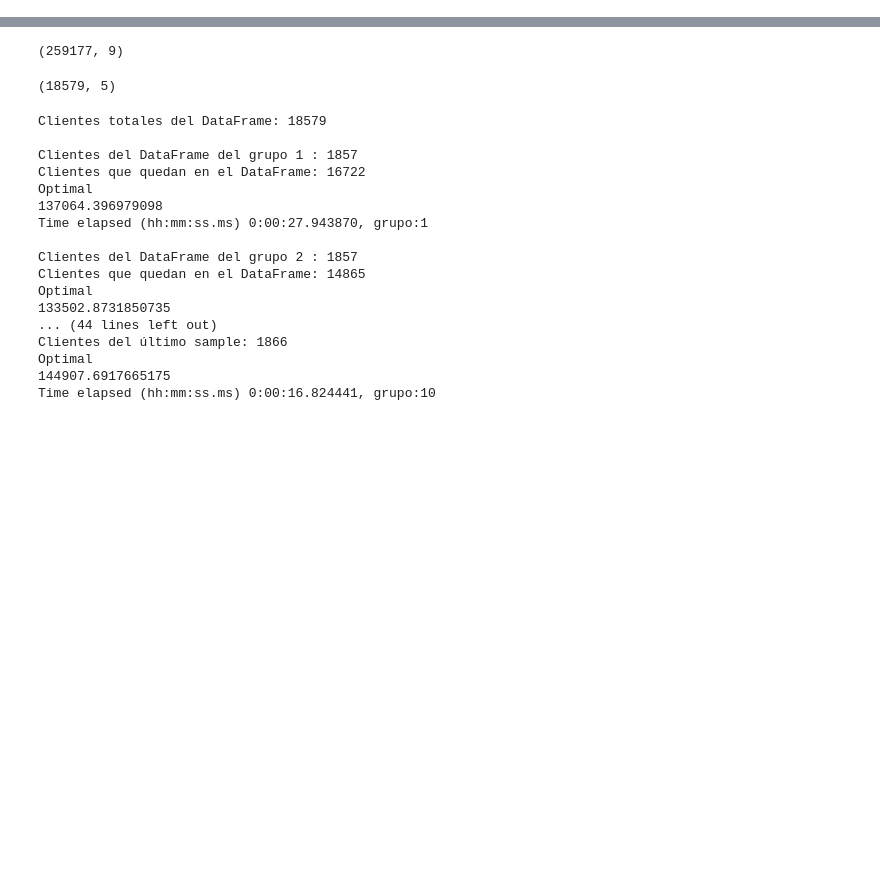
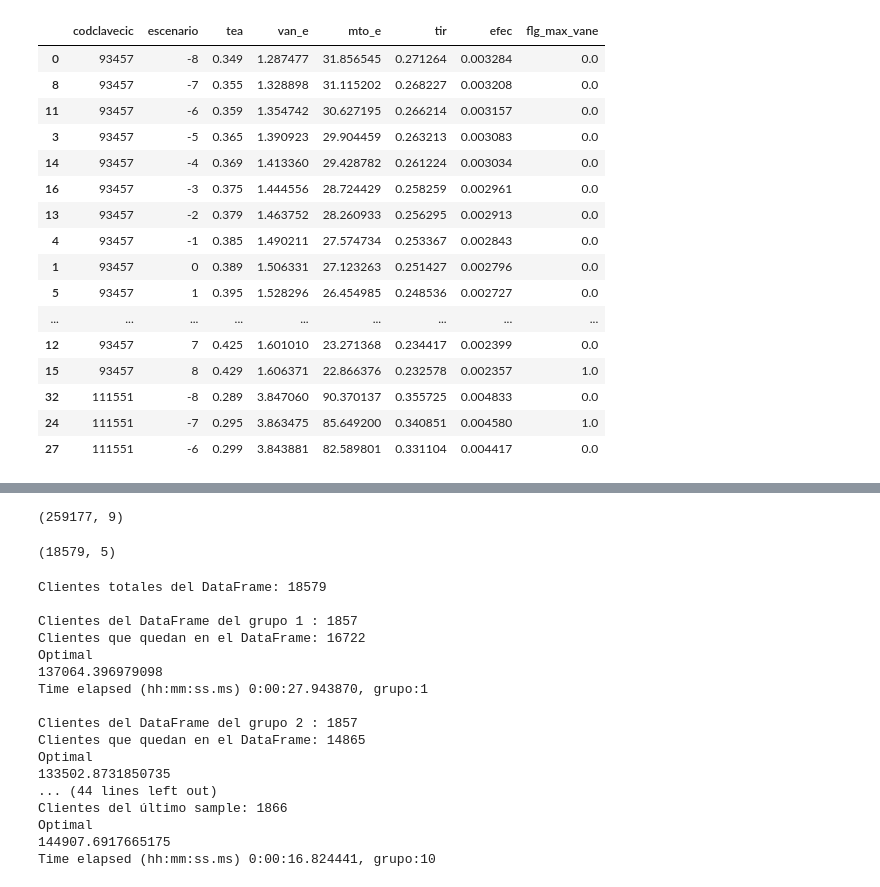
Before and after one commit to jhonatan20140/Proyecto_1.1, a Jupyter notebook: nb_opt_port_campaña_202401.ipynb, the cells around one changed output, grey strips where cells are left out. Cells and saved outputs as stored; diff of their text form; code cells hidden in the pictures; blank space fills up the shorter version.

Commit message:
creado la columna flgmax vane

```diff
--- a/nb_opt_port_campaña_202401.ipynb
+++ b/nb_opt_port_campaña_202401.ipynb
@@ -81 +88,5 @@ full_filename_output_5_final = route_output/ output_filename_5_final
 full_filename_output_10_final = route_output/ output_filename_10_final
+# %%
+df = pd.read_csv( 'C:/Users/JHONATAN/Documents/BCP  practicas verano/CEF_ Credito_Efectivo_Personas/10000CEN_CEF_ADAPTACIONBase_para_probar_CENOPT.csv',sep=',')
+df.columns = df.columns.str.lower()
+df.columns
@@ -81,0 +100,8 @@ full_filename_output_10_final = route_output/ output_filename_10_final
+# %%
+df = df.rename(columns={'iter': 'escenario',
+                        'tasa_propuesta':'tea',
+                        'van_estimado':'van_e',
+                        'mto_estimado':'mto_e',
+                        'prob_adj':'tir',
+                        'prob_adj_ef':'efec',
+                        })
@@ -81,0 +124,27 @@ full_filename_output_10_final = route_output/ output_filename_10_final
+# %%
+df= df[['codclavecic','escenario','tea','van_e', 'mto_e','tir','efec']].sort_values(by=['codclavecic','escenario'])
+# %%
+idx_max = df.groupby('codclavecic')['van_e'].idxmax()
+
+df.loc[idx_max, 'flg_max_vane'] = 1
+df['flg_max_vane']=df['flg_max_vane'].fillna(0)
+# %%
+df.head(20)
+# %% [output]
+|  | codclavecic | escenario | tea | van_e | mto_e | tir | efec | flg_max_vane |
+| 0 | 93457 | -8 | 0.349 | 1.287477 | 31.856545 | 0.271264 | 0.003284 | 0.0 |
+| 8 | 93457 | -7 | 0.355 | 1.328898 | 31.115202 | 0.268227 | 0.003208 | 0.0 |
+| 11 | 93457 | -6 | 0.359 | 1.354742 | 30.627195 | 0.266214 | 0.003157 | 0.0 |
+| 3 | 93457 | -5 | 0.365 | 1.390923 | 29.904459 | 0.263213 | 0.003083 | 0.0 |
+| 14 | 93457 | -4 | 0.369 | 1.413360 | 29.428782 | 0.261224 | 0.003034 | 0.0 |
+| 16 | 93457 | -3 | 0.375 | 1.444556 | 28.724429 | 0.258259 | 0.002961 | 0.0 |
+| 13 | 93457 | -2 | 0.379 | 1.463752 | 28.260933 | 0.256295 | 0.002913 | 0.0 |
+| 4 | 93457 | -1 | 0.385 | 1.490211 | 27.574734 | 0.253367 | 0.002843 | 0.0 |
+| 1 | 93457 | 0 | 0.389 | 1.506331 | 27.123263 | 0.251427 | 0.002796 | 0.0 |
+| 5 | 93457 | 1 | 0.395 | 1.528296 | 26.454985 | 0.248536 | 0.002727 | 0.0 |
+| ... | ... | ... | ... | ... | ... | ... | ... | ... |
+| 12 | 93457 | 7 | 0.425 | 1.601010 | 23.271368 | 0.234417 | 0.002399 | 0.0 |
+| 15 | 93457 | 8 | 0.429 | 1.606371 | 22.866376 | 0.232578 | 0.002357 | 1.0 |
+| 32 | 111551 | -8 | 0.289 | 3.847060 | 90.370137 | 0.355725 | 0.004833 | 0.0 |
+| 24 | 111551 | -7 | 0.295 | 3.863475 | 85.649200 | 0.340851 | 0.004580 | 1.0 |
+| 27 | 111551 | -6 | 0.299 | 3.843881 | 82.589801 | 0.331104 | 0.004417 | 0.0 |
```
Also changed, not shown: parts of 8 cells of this notebook.
